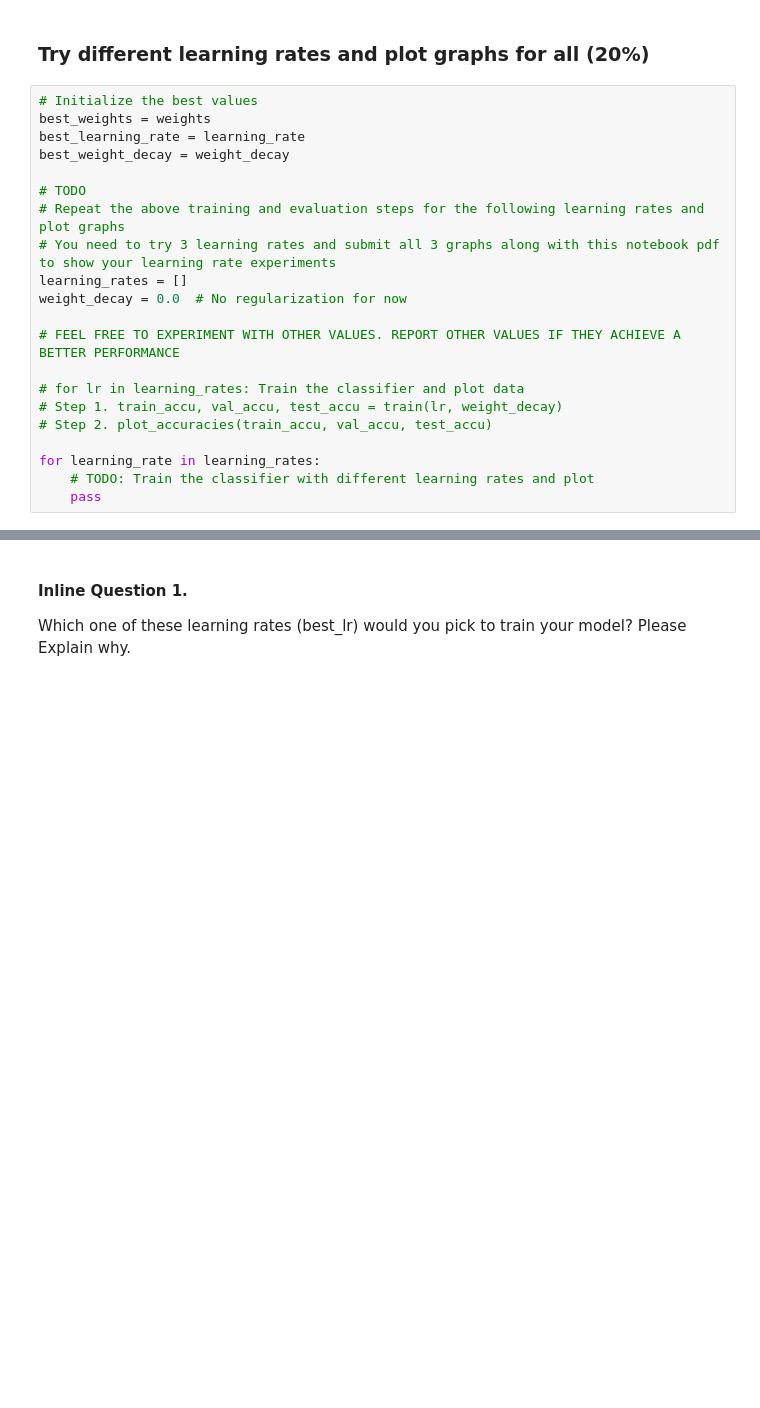
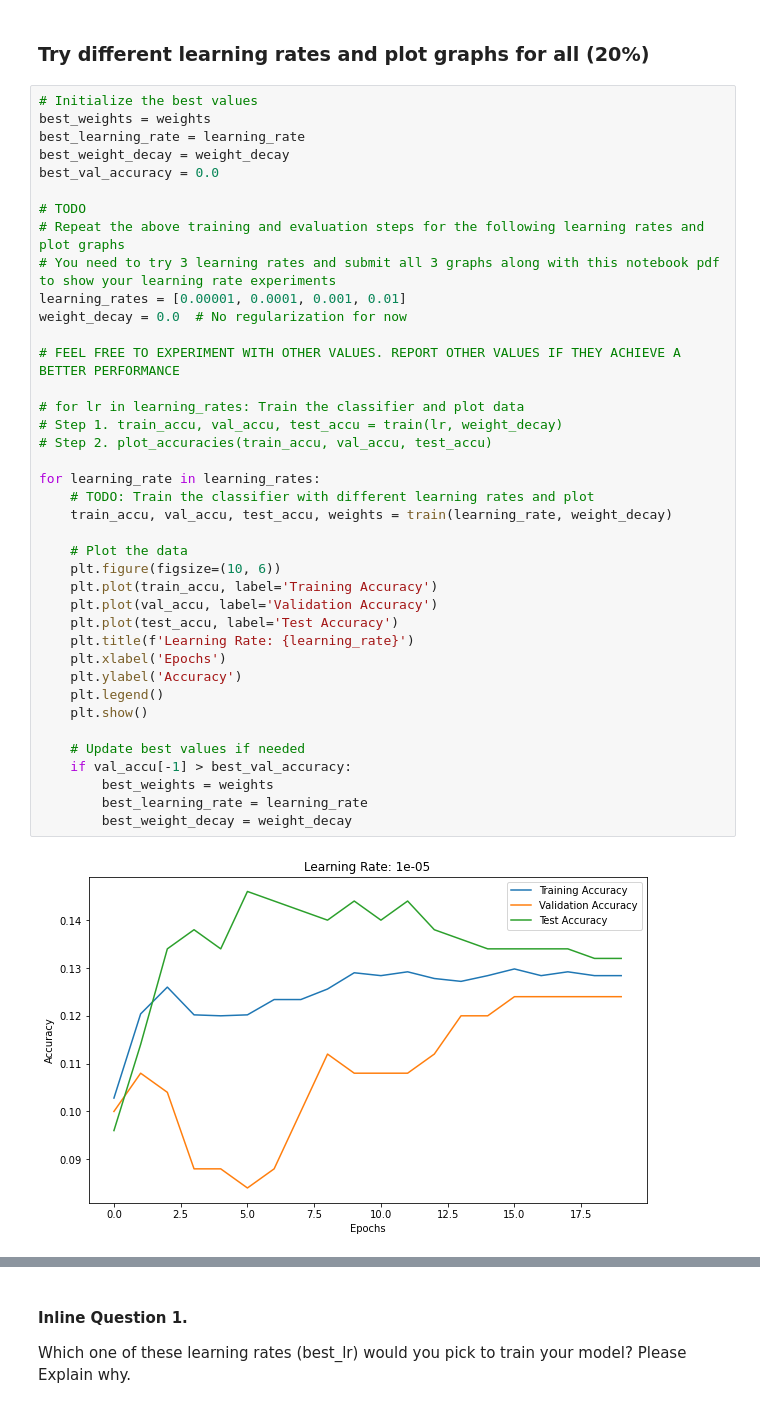
Before and after one commit to AndrewOnozuka/notes, a Jupyter notebook: ucsd/ece176/a2/linear_regression.ipynb, the cells around one changed output, grey strips where cells are left out. Saved outputs shown, nothing was run; the diff lists cells and outputs as text; blank space fills up the shorter version.

```diff
--- a/ucsd/ece176/a2/linear_regression.ipynb
+++ b/ucsd/ece176/a2/linear_regression.ipynb
@@ -159,21 +176,41 @@ plot_accuracies(t_ac, v_ac, te_ac)
 # %%
 # Initialize the best values
 best_weights = weights
 best_learning_rate = learning_rate
 best_weight_decay = weight_decay
+best_val_accuracy = 0.0
 
 # TODO
 # Repeat the above training and evaluation steps for the following learning rates and plot graphs
 # You need to try 3 learning rates and submit all 3 graphs along with this notebook pdf to show your learning rate experiments
-learning_rates = []
+learning_rates = [0.00001, 0.0001, 0.001, 0.01]
 weight_decay = 0.0  # No regularization for now
 
 # FEEL FREE TO EXPERIMENT WITH OTHER VALUES. REPORT OTHER VALUES IF THEY ACHIEVE A BETTER PERFORMANCE
 
 # for lr in learning_rates: Train the classifier and plot data
 # Step 1. train_accu, val_accu, test_accu = train(lr, weight_decay)
 # Step 2. plot_accuracies(train_accu, val_accu, test_accu)
 
 for learning_rate in learning_rates:
     # TODO: Train the classifier with different learning rates and plot
-    pass
+    train_accu, val_accu, test_accu, weights = train(learning_rate, weight_decay)
+
+    # Plot the data
+    plt.figure(figsize=(10, 6))
+    plt.plot(train_accu, label='Training Accuracy')
+    plt.plot(val_accu, label='Validation Accuracy')
+    plt.plot(test_accu, label='Test Accuracy')
+    plt.title(f'Learning Rate: {learning_rate}')
+    plt.xlabel('Epochs')
+    plt.ylabel('Accuracy')
+    plt.legend()
+    plt.show()
+
+    # Update best values if needed
+    if val_accu[-1] > best_val_accuracy:
+        best_weights = weights
+        best_learning_rate = learning_rate
+        best_weight_decay = weight_decay
+# %% [output]
+[figure, added]
```
Also changed, not shown: parts of 11 cells of this notebook, 10 other files.
